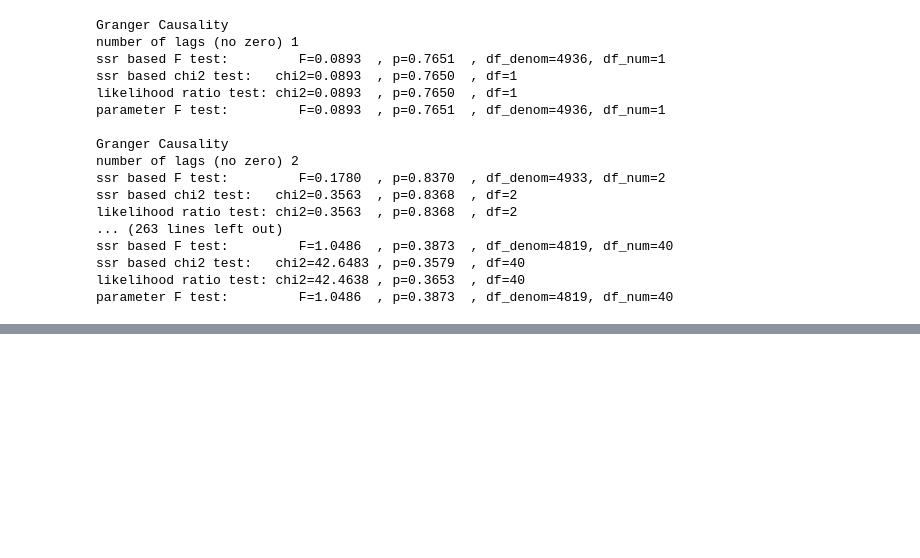
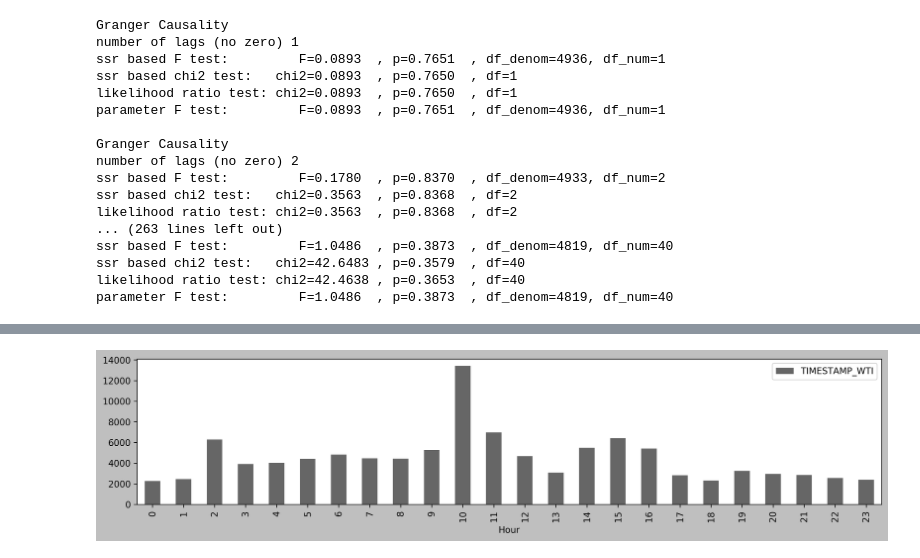
Before and after one commit to TianyuDu/ugthesis, a Jupyter notebook: eda/rpna_crude_oil_eda.ipynb, the cells around one changed output, grey strips where cells are left out. Saved outputs shown, nothing was run; the diff lists cells and outputs as text; code cells hidden in the pictures; blank space fills up the shorter version.

```diff
--- a/eda/rpna_crude_oil_eda.ipynb
+++ b/eda/rpna_crude_oil_eda.ipynb
@@ -412,0 +403,4 @@ parameter F test:         F=1.0486  , p=0.3873  , df_denom=4819, df_num=40
+# %%
+df_oil = utils.convert_timestamp_wti(df_oil)
+# %%
+df_times = pd.DataFrame(df_oil["TIMESTAMP_WTI"].copy())
@@ -412,0 +421,7 @@ parameter F test:         F=1.0486  , p=0.3873  , df_denom=4819, df_num=40
+# %%
+plt.rcParams["axes.grid"] = False
+df_times.groupby(df_times["TIMESTAMP_WTI"].dt.hour).count().plot(kind="bar", alpha=0.6)
+plt.xlabel("Hour")
+plt.savefig("../figures/rpna_eda/news_arrivial_by_hours.png", dpi=300, bbox_inches="tight")
+# %% [output]
+[figure, added]
```
Also changed, not shown: parts of 8 cells of this notebook, 2 other files.
